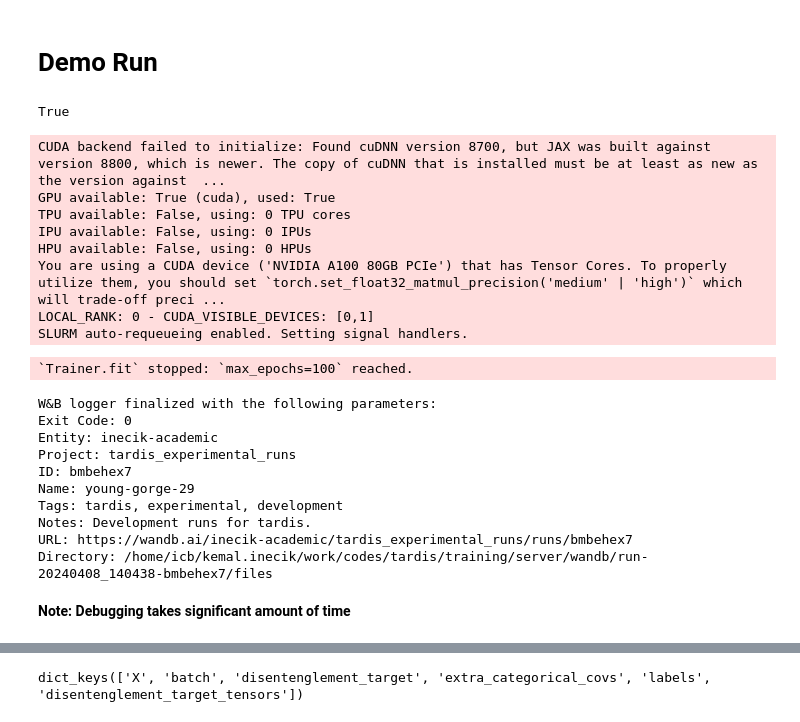
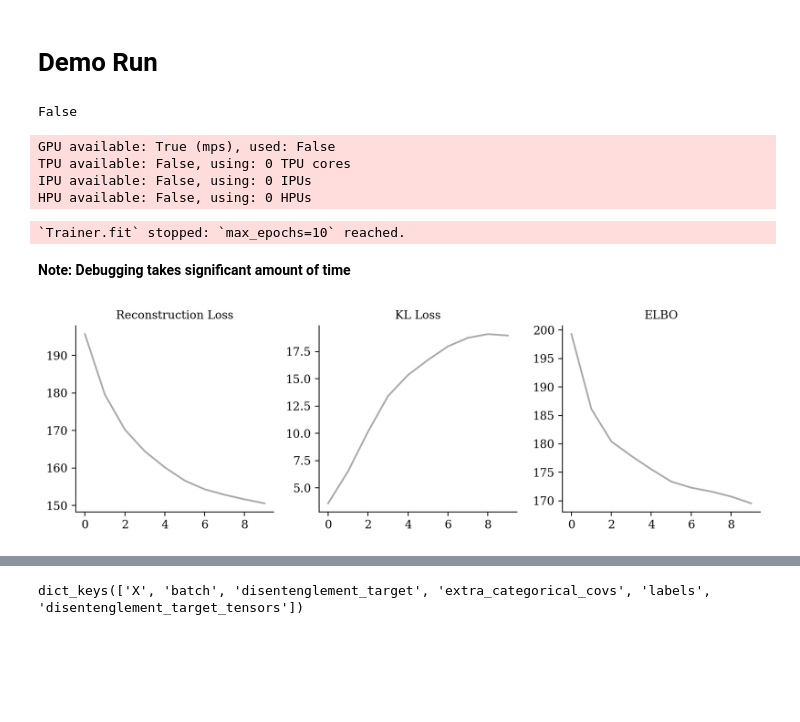
Before and after one commit to theislab/tardis, a Jupyter notebook: notebooks/run.ipynb, the cells around one changed output, grey strips where cells are left out. Cells and saved outputs as stored; diff of their text form; code cells hidden in the pictures; blank space fills up the shorter version.

Commit message:
Implemented MyPlotting

```diff
--- a/notebooks/run.ipynb
+++ b/notebooks/run.ipynb
@@ -4,6 +4,12 @@
 # %load_ext autoreload
 # %autoreload 2
 # # this may cause DisentenglementTargetManager to reimported, losing all the data e.g. configurations.
+# %%
+%matplotlib inline
+%config InlineBackend.figure_format='retina'
+import matplotlib.pyplot as plt
+plt.rcParams["font.family"] = "DeJavu Serif"
+plt.rcParams["font.serif"] = ["Times New Roman"]
 # %%
 import os
 import sys
@@ -17,14 +23,14 @@ sys.path.append(str(Path(os.getcwd()).resolve().parents[0]))
 
 import tardis
 
-local_run = False
+local_run = True
 if local_run:
     tardis.config = tardis.config_local
 else:
     tardis.config = tardis.config_server
 torch.cuda.is_available()
 # %% [output]
-True
+False
 # %%
 adata_file_path = os.path.join(tardis.config.io_directories["processed"], "dataset_subset_sample_status_1.h5ad")
 assert os.path.isfile(adata_file_path), f"File not already exist: `{adata_file_path}`"
@@ -101,8 +107,8 @@ model_params = dict(
     dropout_rate = 0.1
 )
 train_params = dict(
-    max_epochs=100,
-    train_size=0.8
+    max_epochs=10,
+    train_size=0.1
 )
 dataset_params = dict(
     layer=None,
@@ -114,36 +120,30 @@ dataset_params = dict(
 
 tardis.MyModel.setup_anndata(adata, **dataset_params)
 
-tardis.MyModel.setup_wandb(
-    wandb_configurations=tardis.config.wandb,
-    hyperparams=dict(
-        model_params=model_params,
-        train_params=train_params,
-        dataset_params=dataset_params,
-    )
-)
+# tardis.MyModel.setup_wandb(
+#     wandb_configurations=tardis.config.wandb,
+#     hyperparams=dict(
+#         model_params=model_params,
+#         train_params=train_params,
+#         dataset_params=dataset_params,
+#     )
+# )
 
 vae = tardis.MyModel(adata, **model_params)
 vae.train(**train_params)
 # %% [output]
-CUDA backend failed to initialize: Found cuDNN version 8700, but JAX was built against version 8800, which is newer. The copy of cuDNN that is installed must be at least as new as the version against  ...
-GPU available: True (cuda), used: True
+GPU available: True (mps), used: False
 TPU available: False, using: 0 TPU cores
 IPU available: False, using: 0 IPUs
 HPU available: False, using: 0 HPUs
-You are using a CUDA device ('NVIDIA A100 80GB PCIe') that has Tensor Cores. To properly utilize them, you should set `torch.set_float32_matmul_precision('medium' | 'high')` which will trade-off preci ...
-LOCAL_RANK: 0 - CUDA_VISIBLE_DEVICES: [0,1]
-SLURM auto-requeueing enabled. Setting signal handlers.
-`Trainer.fit` stopped: `max_epochs=100` reached.
+`Trainer.fit` stopped: `max_epochs=10` reached.
-W&B logger finalized with the following parameters:
-Exit Code: 0
-Entity: inecik-academic
-Project: tardis_experimental_runs
-ID: bmbehex7
-Name: young-gorge-29
-Tags: tardis, experimental, development
-Notes: Development runs for tardis.
-URL: https://wandb.ai/inecik-academic/tardis_experimental_runs/runs/bmbehex7
-Directory: /home/icb/kemal.inecik/work/codes/tardis/training/server/wandb/run-20240408_140438-bmbehex7/files
 # %% [markdown]
 __Note: Debugging takes significant amount of time__
+# %%
+vae.plot_training_history(
+    ignore_first=0,
+    metrics_name=["reconstruction_loss", "kl_local", "elbo"],
+    metrics_title=["Reconstruction Loss", "KL Loss", "ELBO"]
+)
+# %% [output]
+[figure, added]
```
Also changed, not shown: parts of 1 cell of this notebook, 6 other files.
